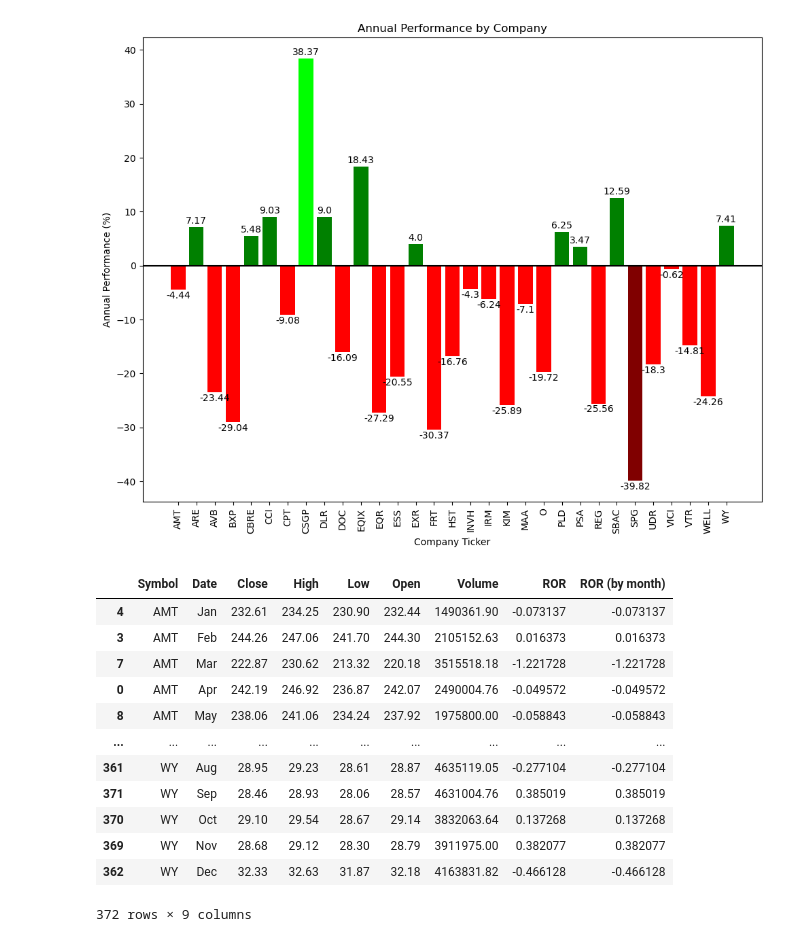
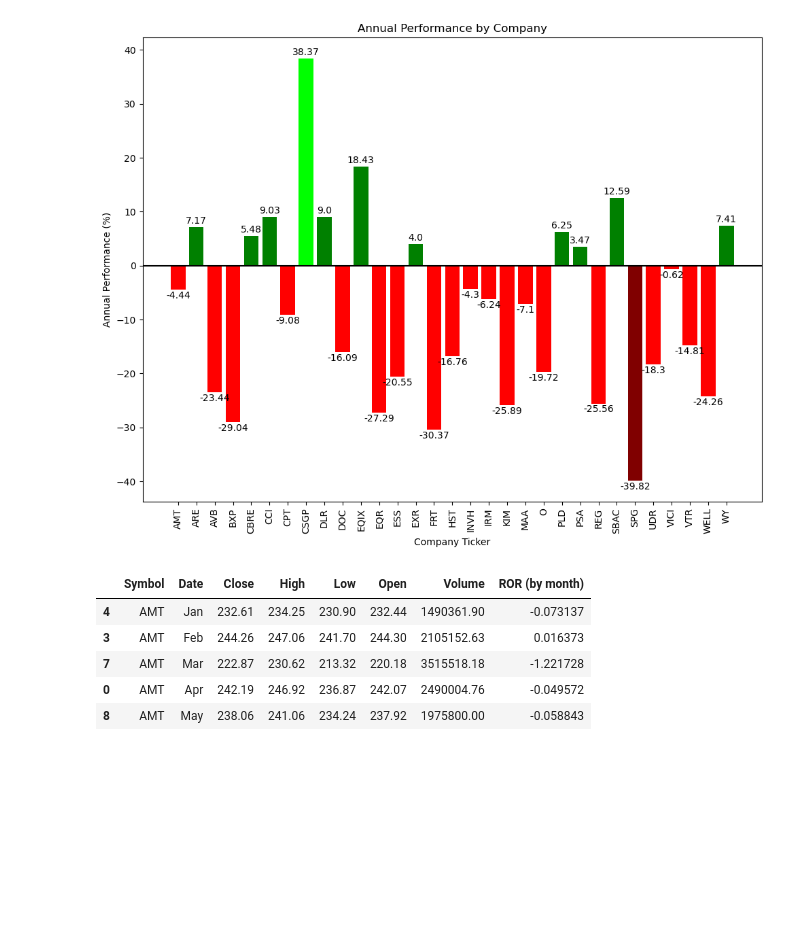
Before and after one commit to icherniavskyi/project-1, a Jupyter notebook: data_analysis.ipynb, the cells around one changed output. Cells and saved outputs as stored; diff of their text form; code cells hidden in the pictures; blank space fills up the shorter version.

Commit message:
Finalizing my part

```diff
--- a/data_analysis.ipynb
+++ b/data_analysis.ipynb
@@ -244,19 +310,12 @@ plt.show()
 [figure]
 # %%
 # Calculating Monthly ROR
-final_stock['ROR (by month)'] = ((final_stock['Open']-final_stock["Close"])/final_stock['Open'])*100
-final_stock
+final_stock["ROR (by month)"] = ((final_stock["Open"]-final_stock["Close"])/final_stock["Open"])*100
+final_stock.head()
 # %% [output]
-|  | Symbol | Date | Close | High | Low | Open | Volume | ROR | ROR (by month) |
-| 4 | AMT | Jan | 232.61 | 234.25 | 230.90 | 232.44 | 1490361.90 | -0.073137 | -0.073137 |
-| 3 | AMT | Feb | 244.26 | 247.06 | 241.70 | 244.30 | 2105152.63 | 0.016373 | 0.016373 |
-| 7 | AMT | Mar | 222.87 | 230.62 | 213.32 | 220.18 | 3515518.18 | -1.221728 | -1.221728 |
-| 0 | AMT | Apr | 242.19 | 246.92 | 236.87 | 242.07 | 2490004.76 | -0.049572 | -0.049572 |
-| 8 | AMT | May | 238.06 | 241.06 | 234.24 | 237.92 | 1975800.00 | -0.058843 | -0.058843 |
-| ... | ... | ... | ... | ... | ... | ... | ... | ... | ... |
-| 361 | WY | Aug | 28.95 | 29.23 | 28.61 | 28.87 | 4635119.05 | -0.277104 | -0.277104 |
-| 371 | WY | Sep | 28.46 | 28.93 | 28.06 | 28.57 | 4631004.76 | 0.385019 | 0.385019 |
-| 370 | WY | Oct | 29.10 | 29.54 | 28.67 | 29.14 | 3832063.64 | 0.137268 | 0.137268 |
-| 369 | WY | Nov | 28.68 | 29.12 | 28.30 | 28.79 | 3911975.00 | 0.382077 | 0.382077 |
-| 362 | WY | Dec | 32.33 | 32.63 | 31.87 | 32.18 | 4163831.82 | -0.466128 | -0.466128 |
+|  | Symbol | Date | Close | High | Low | Open | Volume | ROR (by month) |
+| 4 | AMT | Jan | 232.61 | 234.25 | 230.90 | 232.44 | 1490361.90 | -0.073137 |
+| 3 | AMT | Feb | 244.26 | 247.06 | 241.70 | 244.30 | 2105152.63 | 0.016373 |
+| 7 | AMT | Mar | 222.87 | 230.62 | 213.32 | 220.18 | 3515518.18 | -1.221728 |
+| 0 | AMT | Apr | 242.19 | 246.92 | 236.87 | 242.07 | 2490004.76 | -0.049572 |
+| 8 | AMT | May | 238.06 | 241.06 | 234.24 | 237.92 | 1975800.00 | -0.058843 |
-372 rows × 9 columns
```
Also changed, not shown: parts of 15 cells of this notebook.
